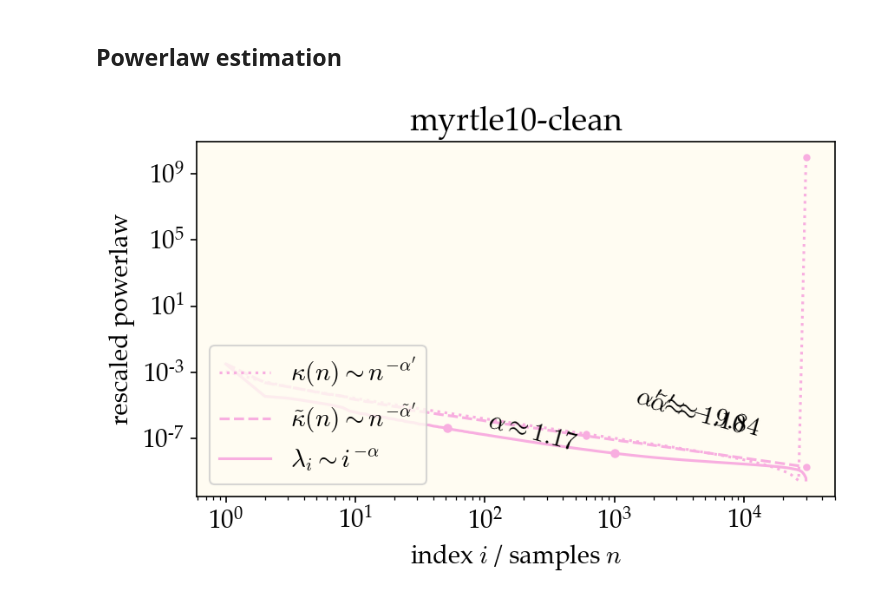
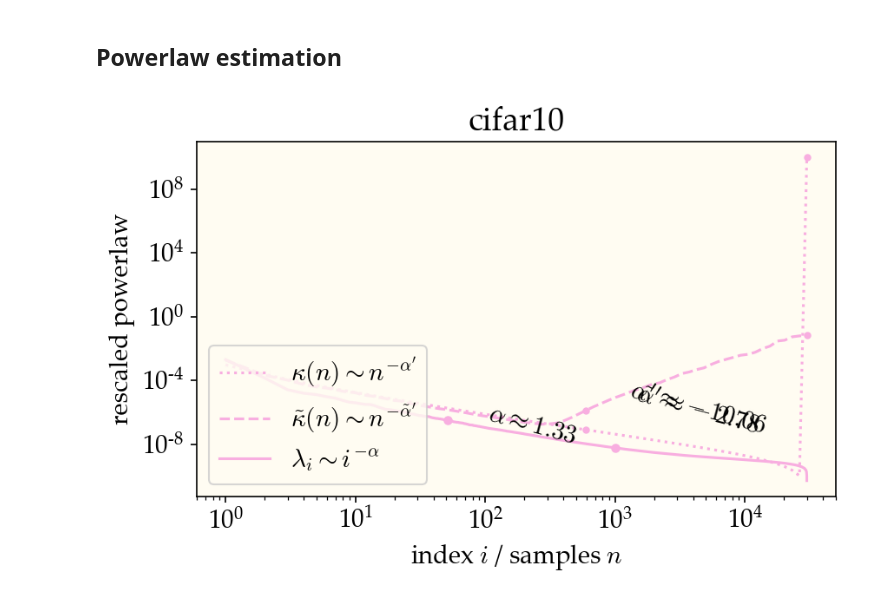
Before and after one commit to dkarkada/more-is-better, a Jupyter notebook: powerlaws.ipynb, the cells around one changed output. Cells and saved outputs as stored; diff of their text form; code cells hidden in the pictures.

```diff
--- a/powerlaws.ipynb
+++ b/powerlaws.ipynb
@@ -181,7 +181,7 @@ with open(f"{work_dir}/eigdata.file", 'rb') as handle:
 with open(f"{work_dir}/eigstats-old.file", 'rb') as handle:
     eigstats = pickle.load(handle)
 # %%
-DATASET_NAME = 'mnist'
+DATASET_NAME = 'cifar10'
 EXPT_NUM = 0
 DEPTH = 10
 
@@ -232,35 +232,35 @@ x1, x2 = sizes[endpts]
 y1, y2 = f1 * kappas[endpts]
 alpha2 = -np.log(y2/y1) / np.log(x2/x1)
 ax.plot((x1, x2), (y1, y2), color=color, ls='none',
         marker='.', markersize=6)
 x_mid = int(np.sqrt(x1 * x2))
 y_mid = lift*f1 * kappas[(start+end)//2]
 ax.text(x_mid, y_mid, f"${{\\alpha}}'\\approx{alpha2:.2f}$",
         rotation=rot, rotation_mode="anchor", ha='center')
 
 endpts = all_endpts[0]
 x1, x2 = idxs[endpts]
 y1, y2 = eigvals[endpts]
 alpha = -np.log(y2/y1) / np.log(x2/x1)
 ax.plot((x1, x2), (y1, y2), color=color, ls='none',
         marker='.', markersize=8)
 x_mid = int(np.sqrt(x1 * x2))
 ax.text(x_mid, lift*eigvals[x_mid], f"$\\alpha\\approx{alpha:.2f}$",
         rotation=rot, rotation_mode="anchor", ha='center')
 
 
 ax.legend(loc="lower left")
 ax.set_xscale('log')
 ax.set_yscale('log')
-ax.set_title(expt.expt_name)
+ax.set_title(DATASET_NAME)
 
 plt.xlabel("index $i$ / samples $n$")
 plt.ylabel("rescaled powerlaw")
 
 plt.tight_layout()
 plt.show()
 # %% [output]
-[figure, old version]
+[figure, new version]
 # %%
 ax = plt.gca()
 
```
Also changed, not shown: parts of 1 cell of this notebook, 2 other files.
